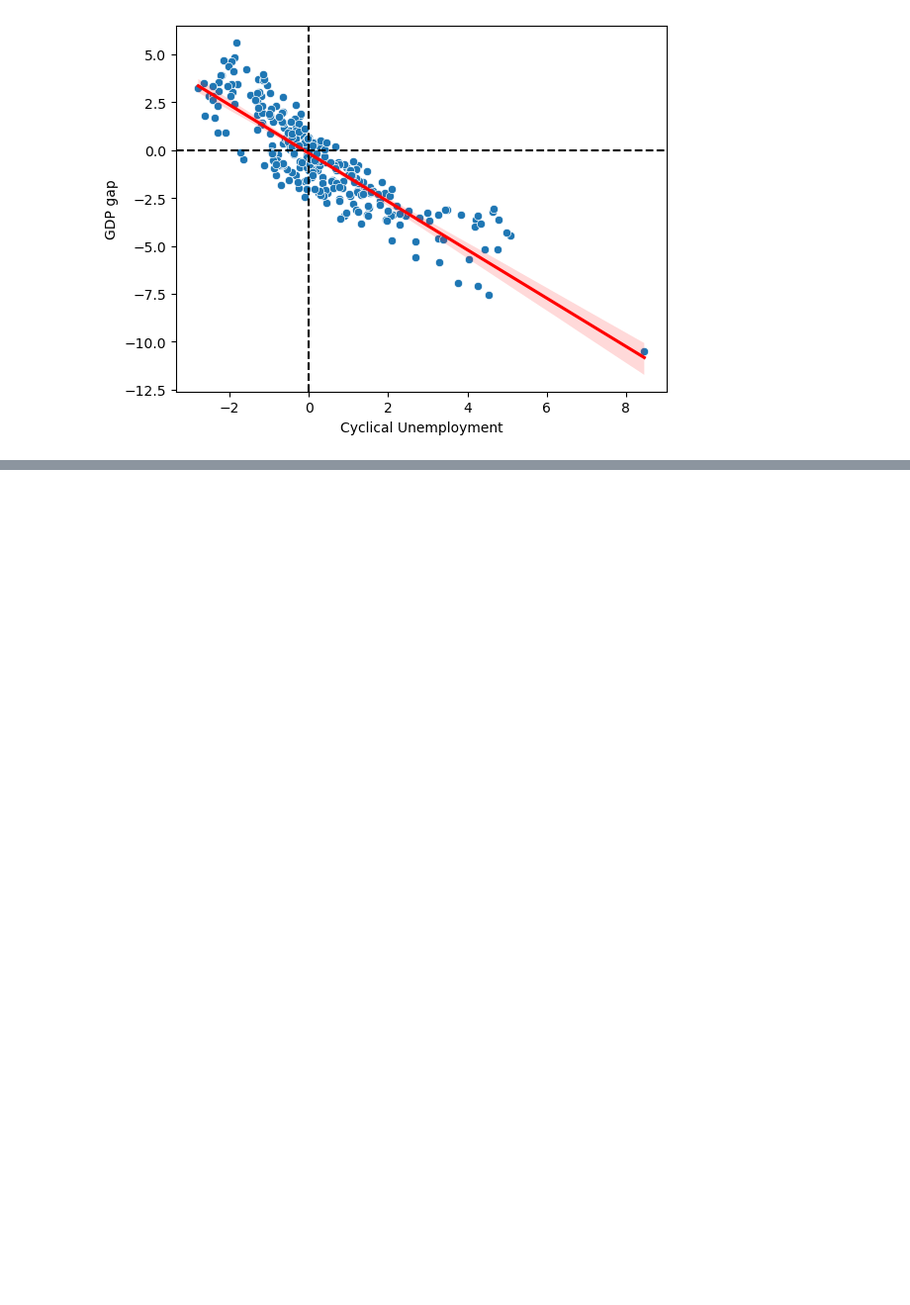
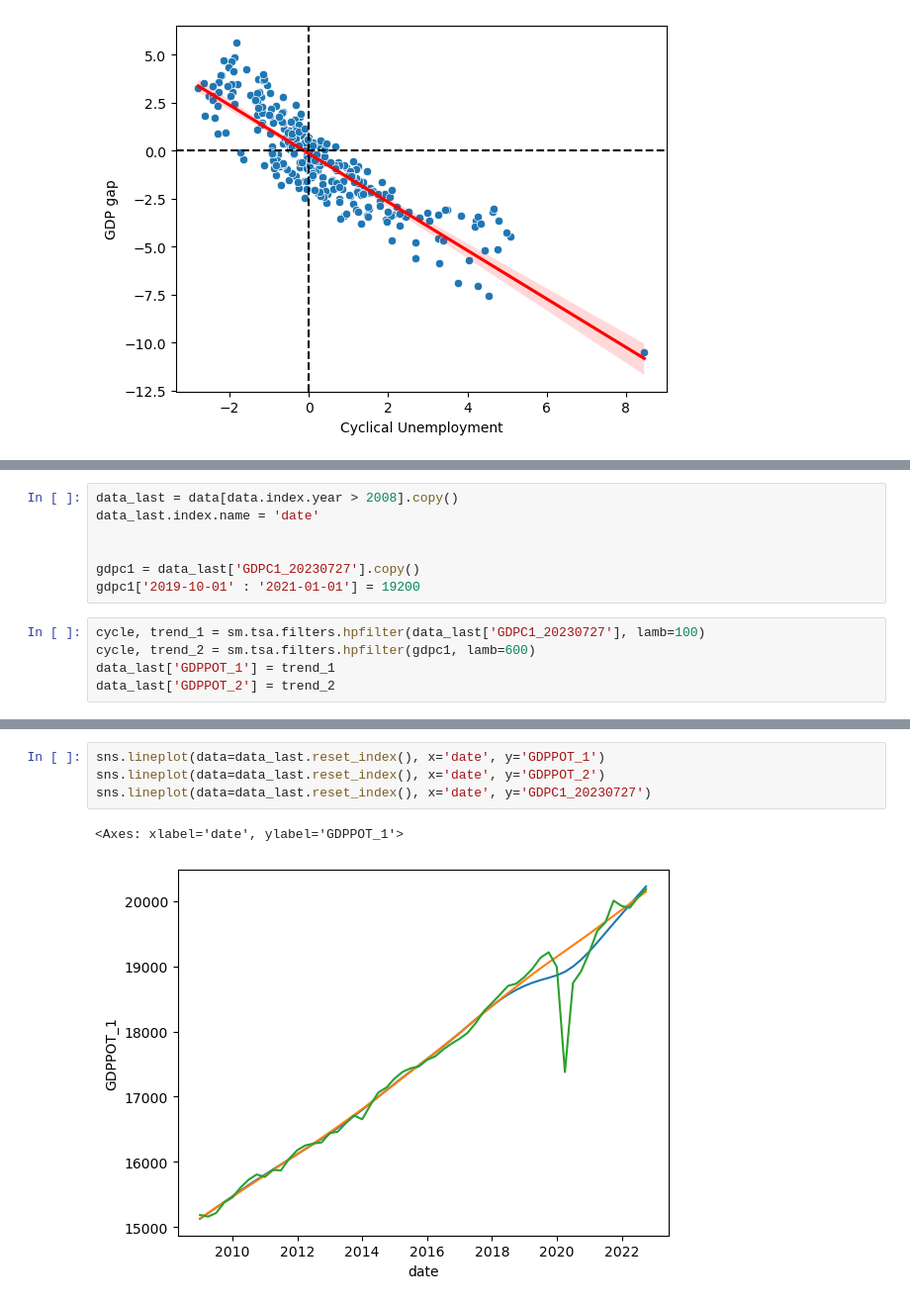
Before and after one commit to Maksim-Dostovalov/Econometric-Validation-of-Okun-s-Law, a Jupyter notebook: project.ipynb, the cells around one changed output, grey strips where cells are left out. Shown: that part at 99% size. Cells and saved outputs as stored; diff of their text form; blank space fills up the shorter version.

```diff
--- a/project.ipynb
+++ b/project.ipynb
@@ -139,0 +147,12 @@ Notes:
+# %%
+data_last = data[data.index.year > 2008].copy()
+data_last.index.name = 'date'
+
+
+gdpc1 = data_last['GDPC1_20230727'].copy()
+gdpc1['2019-10-01' : '2021-01-01'] = 19200
+# %%
+cycle, trend_1 = sm.tsa.filters.hpfilter(data_last['GDPC1_20230727'], lamb=100)
+cycle, trend_2 = sm.tsa.filters.hpfilter(gdpc1, lamb=600)
+data_last['GDPPOT_1'] = trend_1
+data_last['GDPPOT_2'] = trend_2
@@ -139,0 +169,7 @@ Notes:
+# %%
+sns.lineplot(data=data_last.reset_index(), x='date', y='GDPPOT_1')
+sns.lineplot(data=data_last.reset_index(), x='date', y='GDPPOT_2')
+sns.lineplot(data=data_last.reset_index(), x='date', y='GDPC1_20230727')
+# %% [output]
+<Axes: xlabel='date', ylabel='GDPPOT_1'>
+[figure, added]
```
Also changed, not shown: parts of 8 cells of this notebook.
